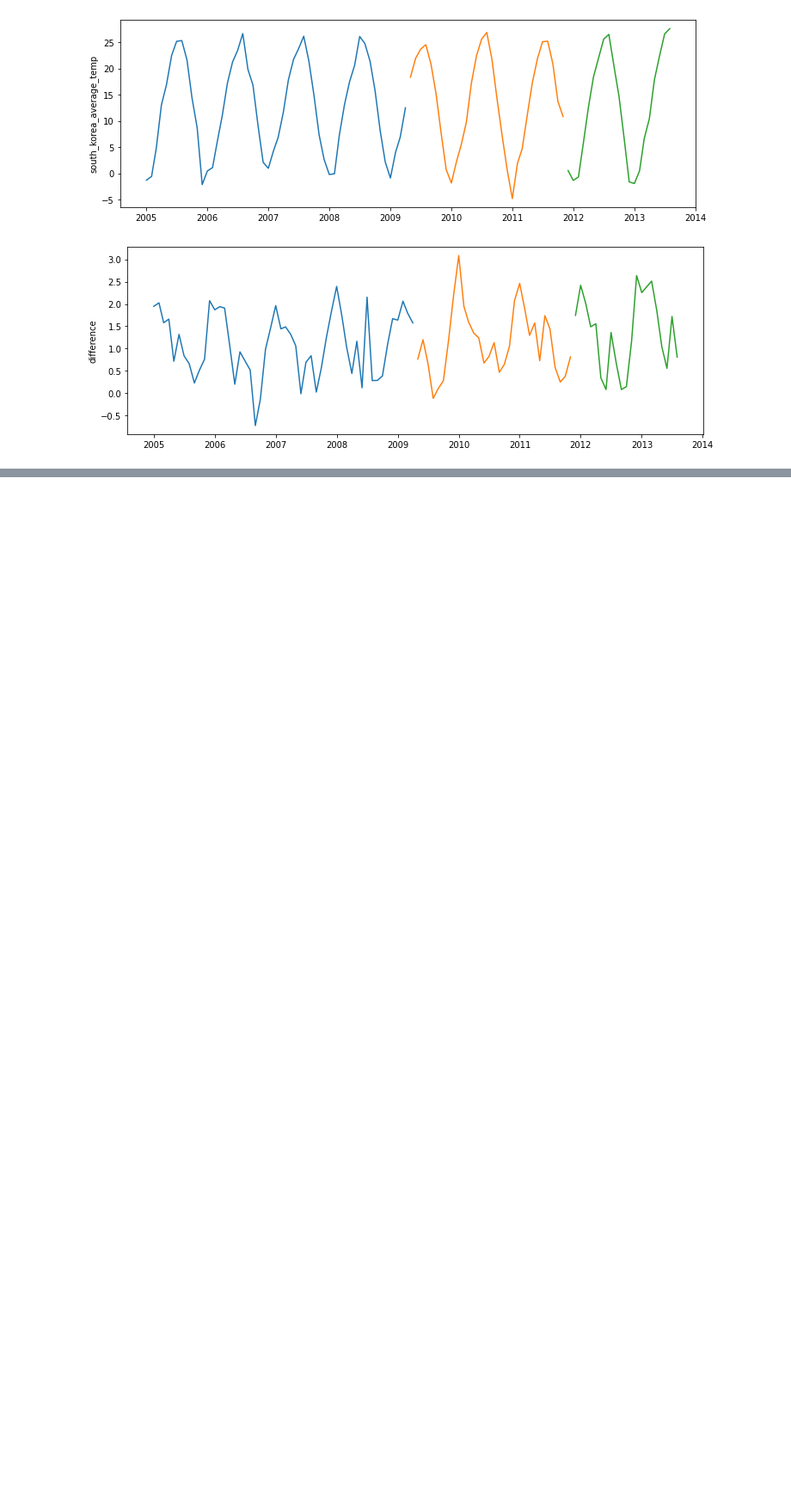
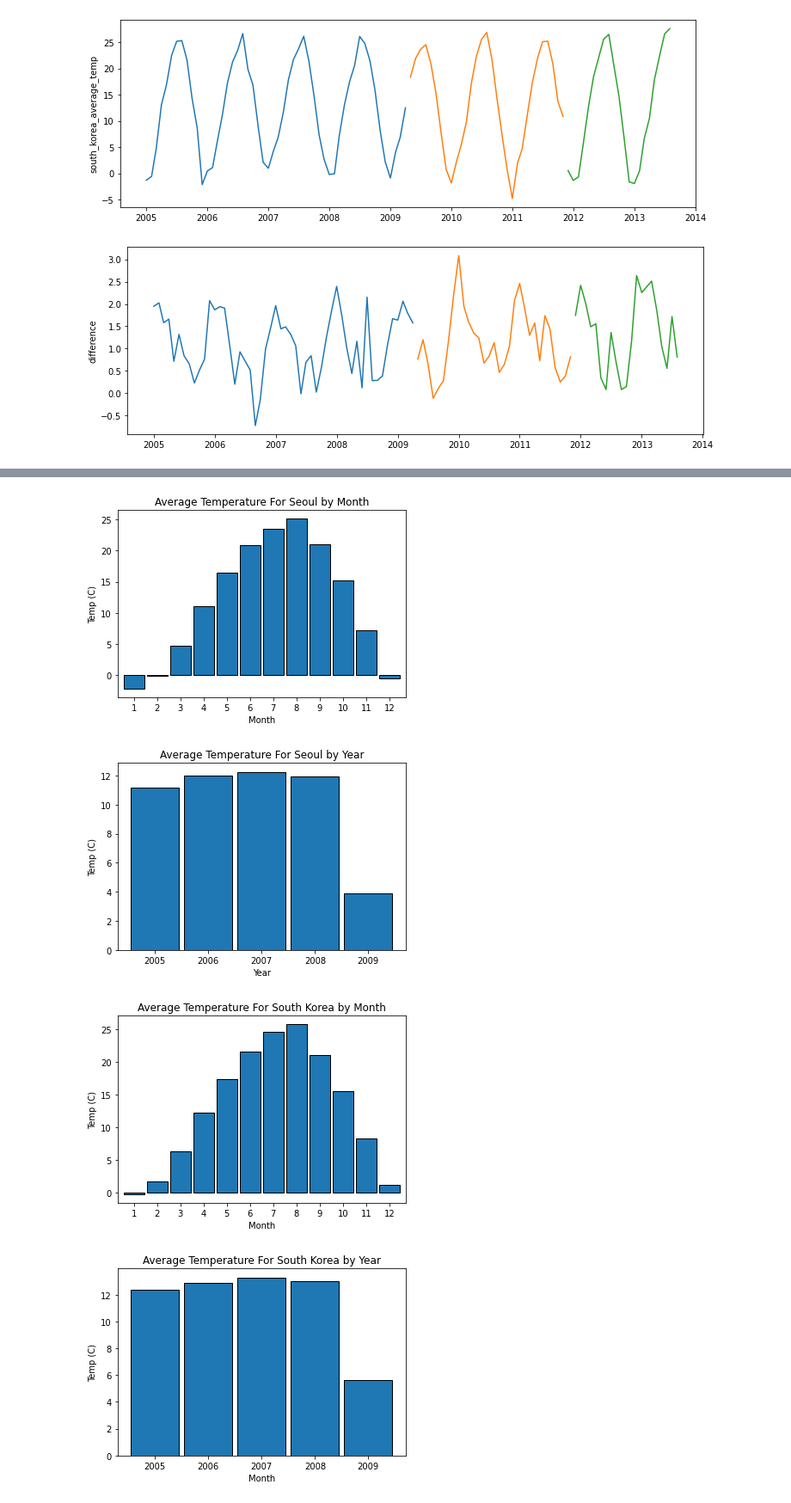
Before and after one commit to JenniferMLewis/time_series_mini_project, a Jupyter notebook: final_notebook.ipynb, the cells around one changed output, grey strips where cells are left out. Shown: that part at 86% size. Saved outputs shown, nothing was run; the diff lists cells and outputs as text; code cells hidden in the pictures; blank space fills up the shorter version.

```diff
--- a/final_notebook.ipynb
+++ b/final_notebook.ipynb
@@ -107,0 +124,9 @@ Correlation : 0.9986328749191393
+# %%
+# splitting train into y (actual temps) Dataframes. Visualizing Monthly and Yearly Average Temperatures.
+# Then Decomposing to look at seasonality.
+y_tests(train)
+# %% [output]
+[figure, added]
+[figure, added]
+[figure, added]
+[figure, added]
```
Also changed, not shown: parts of 37 cells of this notebook.
